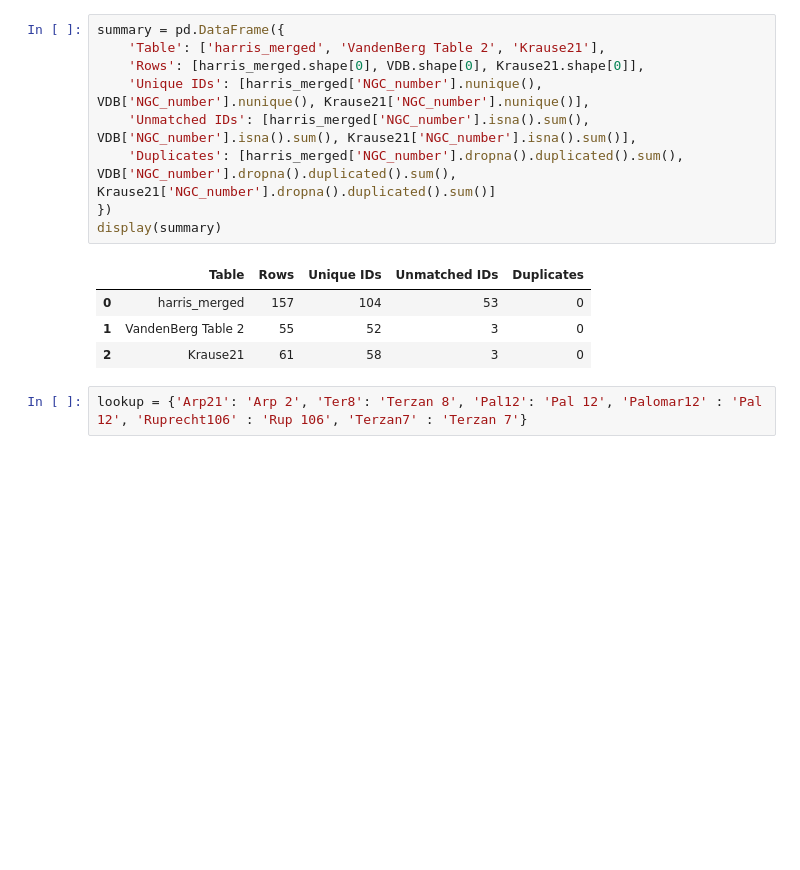
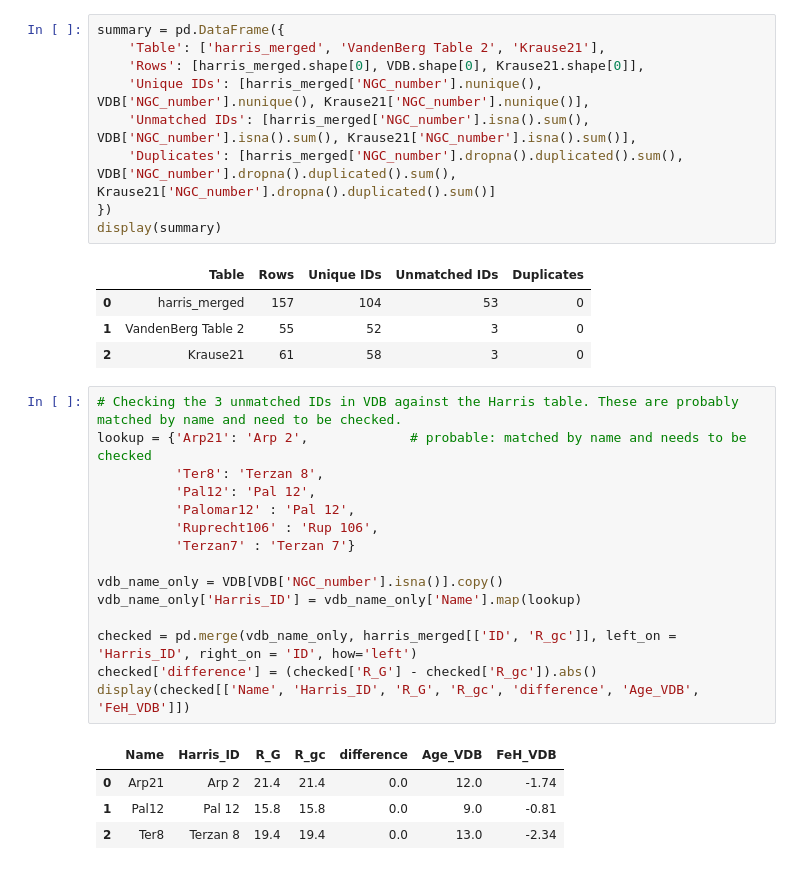
Before and after one commit to FeymanMCSQ/PHYS3116-Computational-Assignment, a Jupyter notebook: Daniel's Folder/mergerCode.ipynb, the cells around one changed output. Drawn from its saved outputs; the diff is of its cells as text; blank space fills up the shorter version.

```diff
--- a/Daniel's Folder/mergerCode.ipynb
+++ b/Daniel's Folder/mergerCode.ipynb
@@ -207,4 +231,22 @@ display(summary)
 | 1 | VandenBerg Table 2 | 55 | 52 | 3 | 0 |
 | 2 | Krause21 | 61 | 58 | 3 | 0 |
 # %%
-lookup = {'Arp21': 'Arp 2', 'Ter8': 'Terzan 8', 'Pal12': 'Pal 12', 'Palomar12' : 'Pal 12', 'Ruprecht106' : 'Rup 106', 'Terzan7' : 'Terzan 7'}
+# Checking the 3 unmatched IDs in VDB against the Harris table. These are probably matched by name and need to be checked.
+lookup = {'Arp21': 'Arp 2',             # probable: matched by name and needs to be checked
+          'Ter8': 'Terzan 8',
+          'Pal12': 'Pal 12',
+          'Palomar12' : 'Pal 12',
+          'Ruprecht106' : 'Rup 106',
+          'Terzan7' : 'Terzan 7'}
+
+vdb_name_only = VDB[VDB['NGC_number'].isna()].copy()
+vdb_name_only['Harris_ID'] = vdb_name_only['Name'].map(lookup)
+
+checked = pd.merge(vdb_name_only, harris_merged[['ID', 'R_gc']], left_on = 'Harris_ID', right_on = 'ID', how='left')
+checked['difference'] = (checked['R_G'] - checked['R_gc']).abs()
+display(checked[['Name', 'Harris_ID', 'R_G', 'R_gc', 'difference', 'Age_VDB', 'FeH_VDB']])
+# %% [output]
+|  | Name | Harris_ID | R_G | R_gc | difference | Age_VDB | FeH_VDB |
+| 0 | Arp21 | Arp 2 | 21.4 | 21.4 | 0.0 | 12.0 | -1.74 |
+| 1 | Pal12 | Pal 12 | 15.8 | 15.8 | 0.0 | 9.0 | -0.81 |
+| 2 | Ter8 | Terzan 8 | 19.4 | 19.4 | 0.0 | 13.0 | -2.34 |
```
Also changed, not shown: parts of 4 cells of this notebook.
